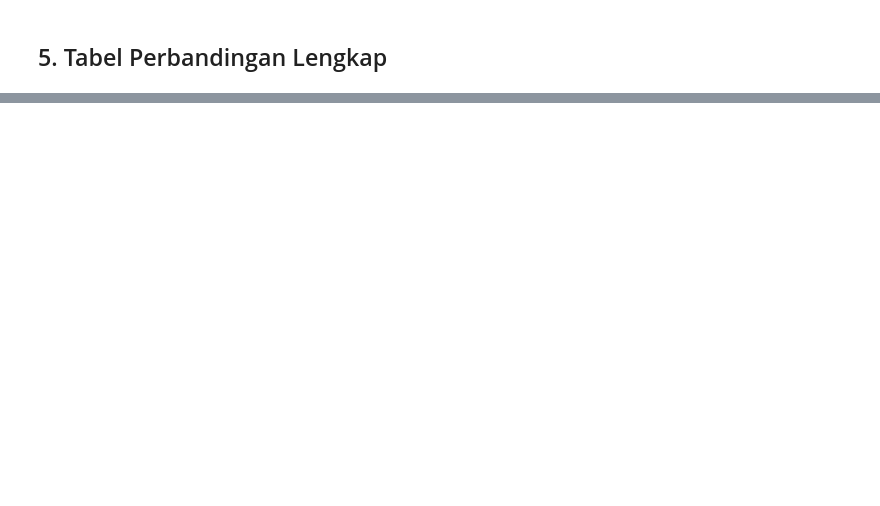
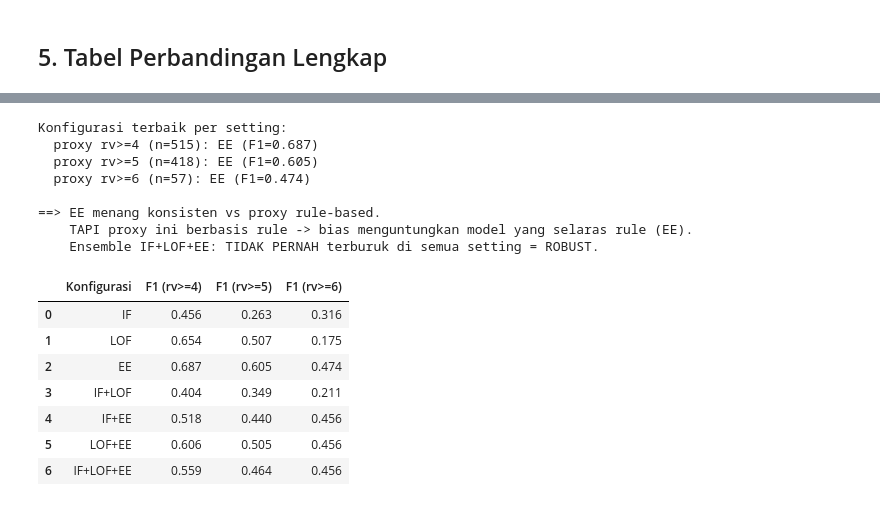
Before and after one commit to mahathirmuh/ad-anomaly-detection, a Jupyter notebook: pipeline_adaudit.ipynb, the cells around one changed output, grey strips where cells are left out. Cells and saved outputs as stored; diff of their text form; code cells hidden in the pictures; blank space fills up the shorter version.

```diff
--- a/pipeline_adaudit.ipynb
+++ b/pipeline_adaudit.ipynb
@@ -703,0 +799,61 @@ Model dengan Avg rule_viol tertinggi: EE
+# %%
+def _f1_for(models, gt, K):
+    combined = np.mean([_mrank[m] for m in models], axis=0)
+    order = np.argsort(combined)
+    pred = np.zeros(_N, dtype=int); pred[order[:K]] = 1
+    TP = ((pred==1)&(gt==1)).sum(); FP = ((pred==1)&(gt==0)).sum(); FN = ((pred==0)&(gt==1)).sum()
+    prec = TP/(TP+FP) if TP+FP else 0; rec = TP/(TP+FN) if TP+FN else 0
+    return 2*prec*rec/(prec+rec) if prec+rec else 0
+
+# Sensitivitas terhadap proxy threshold (K = |GT|). Hanya threshold dengan
+# cukup positif (>=20) agar metrik bermakna.
+_THRESH = [t for t in [4, 5, 6] if (df_abl['rule_violations'].values >= t).sum() >= 20]
+
+sens_rows = []
+for c in _configs:
+    row = {'Konfigurasi': '+'.join(c)}
+    for t in _THRESH:
+        gt = (df_abl['rule_violations'].values >= t).astype(int)
+        row[f'F1 (rv>={t})'] = round(_f1_for(c, gt, int(gt.sum())), 3)
+    sens_rows.append(row)
+sens_df = pd.DataFrame(sens_rows)
+
+winners, ens_never_worst = [], True
+print("Konfigurasi terbaik per setting:")
+for t in _THRESH:
+    col = f'F1 (rv>={t})'
+    best = sens_df.loc[sens_df[col].idxmax(), 'Konfigurasi']
+    winners.append(best)
+    ens_val = sens_df.loc[sens_df['Konfigurasi']=='IF+LOF+EE', col].iloc[0]
+    if ens_val <= sens_df[col].min():
+        ens_never_worst = False
+    n = int((df_abl['rule_violations'].values >= t).sum())
+    print(f"  proxy rv>={t} (n={n}): {best} (F1={sens_df[col].max():.3f})")
+
+print()
+if len(set(winners)) == 1:
+    print(f"==> {winners[0]} menang konsisten vs proxy rule-based.")
+    print("    TAPI proxy ini berbasis rule -> bias menguntungkan model yang selaras rule (EE).")
+else:
+    print("==> Pemenang berubah-ubah tergantung setting (tidak ada yang dominan mutlak).")
+if ens_never_worst:
+    print("    Ensemble IF+LOF+EE: TIDAK PERNAH terburuk di semua setting = ROBUST.")
+print()
+sens_df
+# %% [output]
+Konfigurasi terbaik per setting:
+  proxy rv>=4 (n=515): EE (F1=0.687)
+  proxy rv>=5 (n=418): EE (F1=0.605)
+  proxy rv>=6 (n=57): EE (F1=0.474)
+
+==> EE menang konsisten vs proxy rule-based.
+    TAPI proxy ini berbasis rule -> bias menguntungkan model yang selaras rule (EE).
+    Ensemble IF+LOF+EE: TIDAK PERNAH terburuk di semua setting = ROBUST.
+|  | Konfigurasi | F1 (rv>=4) | F1 (rv>=5) | F1 (rv>=6) |
+| 0 | IF | 0.456 | 0.263 | 0.316 |
+| 1 | LOF | 0.654 | 0.507 | 0.175 |
+| 2 | EE | 0.687 | 0.605 | 0.474 |
+| 3 | IF+LOF | 0.404 | 0.349 | 0.211 |
+| 4 | IF+EE | 0.518 | 0.440 | 0.456 |
+| 5 | LOF+EE | 0.606 | 0.505 | 0.456 |
+| 6 | IF+LOF+EE | 0.559 | 0.464 | 0.456 |
```
Also changed, not shown: parts of 19 cells of this notebook, 5 other files.
